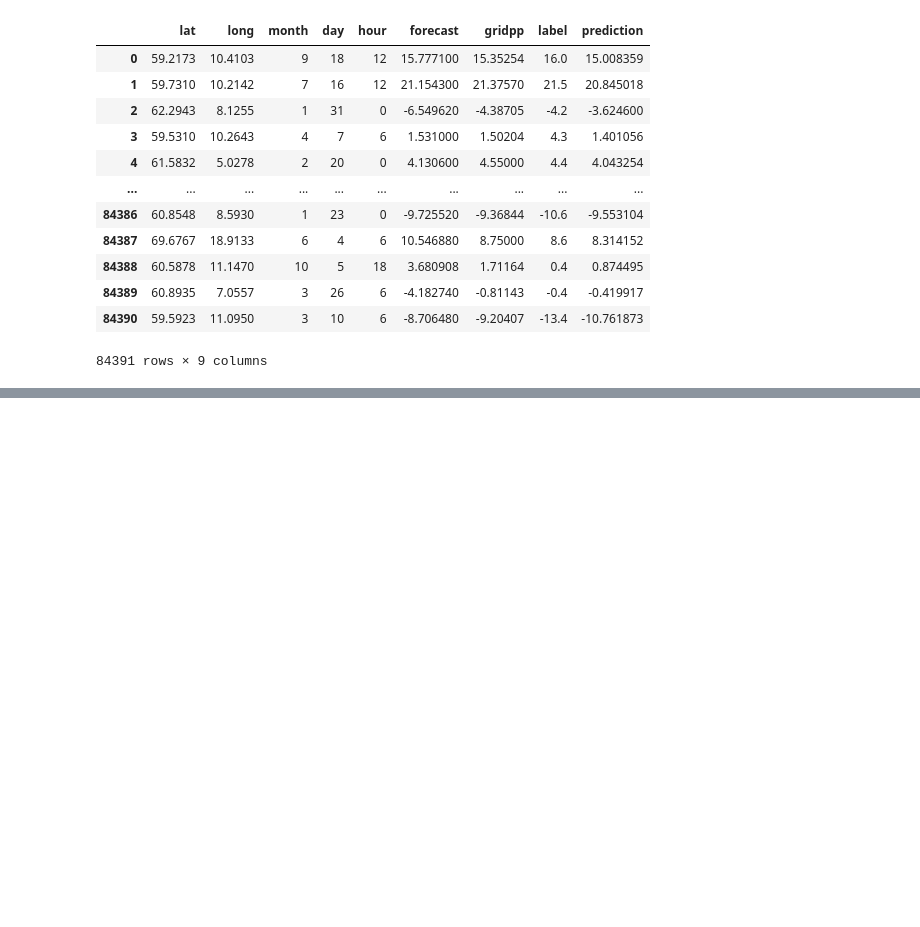
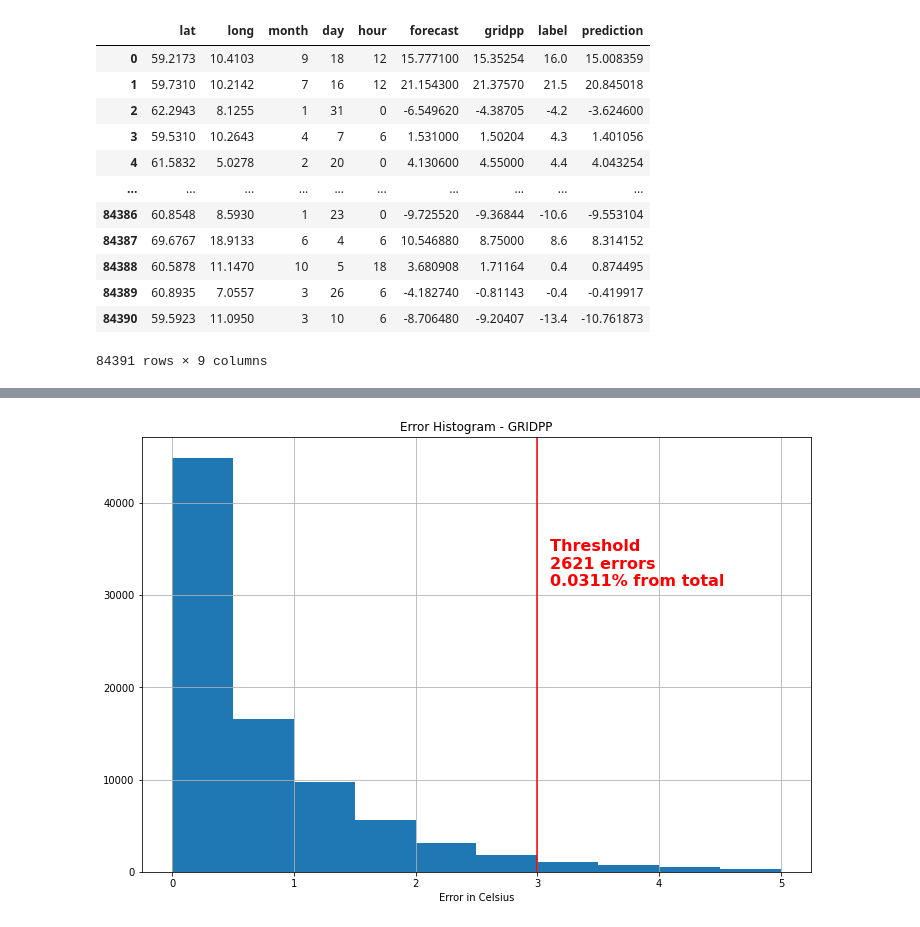
Before and after one commit to garaujo94/msc_postprocessing_weather, a Jupyter notebook: notebooks/EDA.ipynb, the cells around one changed output, grey strips where cells are left out. Cells and saved outputs as stored; diff of their text form; code cells hidden in the pictures; blank space fills up the shorter version.

```diff
--- a/notebooks/EDA.ipynb
+++ b/notebooks/EDA.ipynb
@@ -132,0 +118,4 @@ plt.show()
+# %%
+plot_error_hist(cnn, 'gridpp_error', 'GRIDPP')
+# %% [output]
+[figure, added]
```
Also changed, not shown: parts of 8 cells of this notebook, 2 other files.
